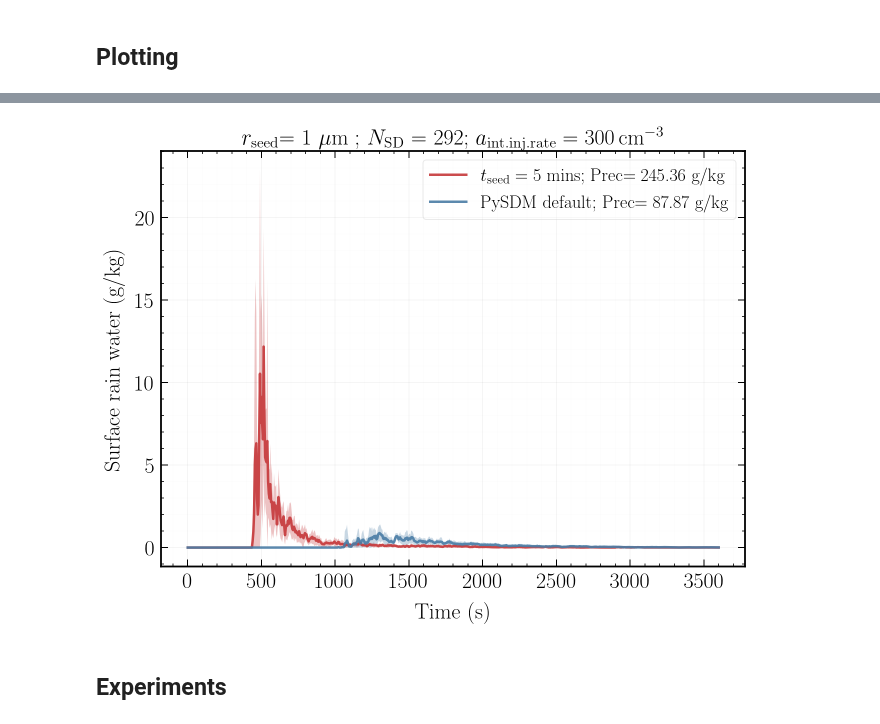
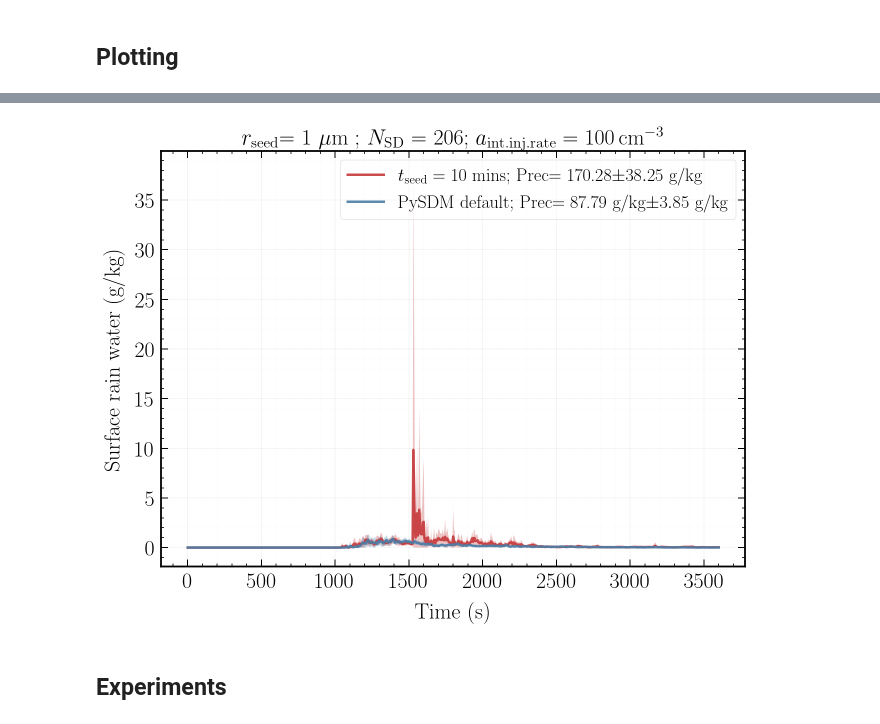
Before and after one commit to jtbuch/PySDM, a Jupyter notebook: examples/PySDM_examples/Buch_et_al_2024/plot_script_sd_update.ipynb, the cells around one changed output, grey strips where cells are left out. Cells and saved outputs as stored; diff of their text form; code cells hidden in the pictures.

```diff
--- a/examples/PySDM_examples/Buch_et_al_2024/plot_script_sd_update.ipynb
+++ b/examples/PySDM_examples/Buch_et_al_2024/plot_script_sd_update.ipynb
@@ -96,7 +96,7 @@ def plot_spectra(ax, stgs, oupt, key_arg, plt_arg, t_sel):
 ## Stochastic averaging
 # %%
 n_runs= 10
-sav_flag= False
+sav_flag= True
 
 output = {}
 settings = {}
@@ -106,7 +106,7 @@ surface_rain= {}
 
 np.random.seed(67) #87, 121
 rho_times_w_arr= np.array([2]) * si.kg/si.m**3 * si.m/si.s
-sfile_name=  "_n1_10_r1_0.1_nsdbkg_32_injrate_100_rsd_1_nsdseed_4_zseed_0.25_tseed_agg_60" #50_70_100_150_200_250_300  #"_n1_10_r1_0.1_benchmark"
+sfile_name=  "_n1_10_r1_0.1_nsdbkg_32_injrate_100_rsd_1_nsdseed_4_zseed_0.25_tseed_agg_200" #50_70_100_150_200_250_300  #"_n1_10_r1_0.1_benchmark"
 
 r_id= 0
 pbar = tqdm(total= n_runs)
@@ -121,7 +121,7 @@ while r_id < n_runs:
                 precip= True
                 )
             simulation[key] = Simulation(settings[key])
-            output[key]= simulation[key].stepwise_sd_update(seed_step= [60], seeding_type= 'aggregate') #50, 70, 100, 150, 200, 250, 300
+            output[key]= simulation[key].stepwise_sd_update(seed_step= [200], seeding_type= 'aggregate') #50, 70, 100, 150, 200, 250, 300
             rain_xarr[key]= xarray.DataArray(data= output[key].products['rain water mixing ratio'],
                             dims=["z", "t"],
                             coords=dict(
@@ -207,5 +207,5 @@ if sav_flag:
 # %%
-surface_rain_bench= xarray.open_dataarray("~/Desktop/cloud_seeding/sav_files/surface_rain_rhow=2.0_n1_10_r1_0.1_nsd_32.nc")
+surface_rain_bench= xarray.open_dataarray(sav_file_path + 'surface_rain_' + key + '_n1_10_r1_0.1_benchmark.nc')
 surface_rain_seeded= xarray.open_dataarray(sav_file_path + 'surface_rain_' + key + sfile_name + '.nc')
 #surface_rain_nsd_4050= xarray.open_dataarray("../../sav_files/surface_rain_rhow=2.0_n1_50_r1_0.1_n2_10_r2_1_nsdbkg_32_m9_nsd_32_zseed_0.25_tseed_40_50.nc")
 # %%
@@ -229,27 +229,27 @@ if sav_flag:
 # %%
 fig, ax= plt.subplots(1, 1, figsize= (9, 7) , constrained_layout= True)
-surface_rain_seeded.sel(z= 25).mean(dim= "run").plot(ax= ax, label= r'$t_{\rm seed} = 5 $ mins; Prec= %.2f g/kg'%np.sum(surface_rain_seeded.sel(z= 25).mean(dim= "run").values))
-surface_rain_bench.sel(z= 25).mean(dim= "run").plot(ax= ax, label= r'PySDM default; Prec= %.2f g/kg'%np.sum(surface_rain_bench.sel(z= 25).mean(dim= "run").values))
+surface_rain_seeded.sel(z= 25).mean(dim= "run").plot(ax= ax, label= r'$t_{\rm seed} = 10 $ mins; Prec= %.2f'%np.sum(surface_rain_seeded.sel(z= 25).mean(dim= "run").values) + r"$\pm %.2f$ g/kg"%np.sqrt(np.sum(surface_rain_seeded.sel(z= 25).std(dim= "run")**2)))
+surface_rain_bench.sel(z= 25).mean(dim= "run").plot(ax= ax, label= r'PySDM default; Prec= %.2f g/kg'%np.sum(surface_rain_bench.sel(z= 25).mean(dim= "run").values) + r"$\pm %.2f$ g/kg"%np.sqrt(np.sum(surface_rain_bench.sel(z= 25).std(dim= "run")**2)))
 surface_rain_n_seed= surface_rain_bench.sel(z= 25).mean(dim= "run") - surface_rain_bench.sel(z= 25).std(dim= "run")
 surface_rain_n_seed[surface_rain_n_seed < 0]= 0
 surface_rain_seed= surface_rain_seeded.sel(z= 25).mean(dim= "run") - surface_rain_seeded.sel(z= 25).std(dim= "run")
 surface_rain_seed[surface_rain_seed < 0]= 0
 
 ax.fill_between(surface_rain_seeded.t, surface_rain_seeded.sel(z= 25).mean(dim= "run") + surface_rain_seeded.sel(z= 25).std(dim= "run"), surface_rain_seed, alpha= 0.3)
 ax.fill_between(surface_rain_bench.t, surface_rain_bench.sel(z= 25).mean(dim= "run") + surface_rain_bench.sel(z= 25).std(dim= "run"), surface_rain_n_seed, alpha= 0.3)
 ax.set_xlabel('Time (s)', fontsize= 22);
 ax.set_ylabel('Surface rain water (g/kg)', fontsize= 22);
 ax.legend(loc= 'upper right', frameon= True, fontsize= 18);
 
-ax.set_title(r'$r_{\rm seed}$= 1 $\mu {\rm m}$ ; $N_{\rm SD}$ = %d; '%simulation['rhow=2.0_run=0'].n_seed_sds +
+ax.set_title(r'$r_{\rm seed}$= 1 $\mu {\rm m}$ ; $N_{\rm SD}$ = %d; '%simulation['rhow=2.0_run=0'].seeded_arr.shape +
                         r'$a_{\rm int. inj. rate} = %d \, {\rm cm}^{-3}$'%np.ceil(settings['rhow=2.0_run=0'].int_inj_rate * 1e-6), fontsize= 22);
 ax.tick_params(labeltop=False, top=True, labelright=False, right=True, which='both', labelsize= 22);
 ax.grid(visible=True, which='major', color='black', alpha=0.05, linestyle='-');
 ax.grid(visible=True, which='minor', color='black', alpha=0.01, linestyle='-');
 if sav_flag:
     plt.savefig(sav_plt_path + 'surface_rain_water' + sfile_name + '.pdf', bbox_inches='tight', dpi= 300);
 # %% [output]
-[figure, old version]
+[figure, new version]
 # %% [markdown]
 ## Experiments
 # %% [markdown]
```
Also changed, not shown: parts of 6 cells of this notebook, 1 other file.
